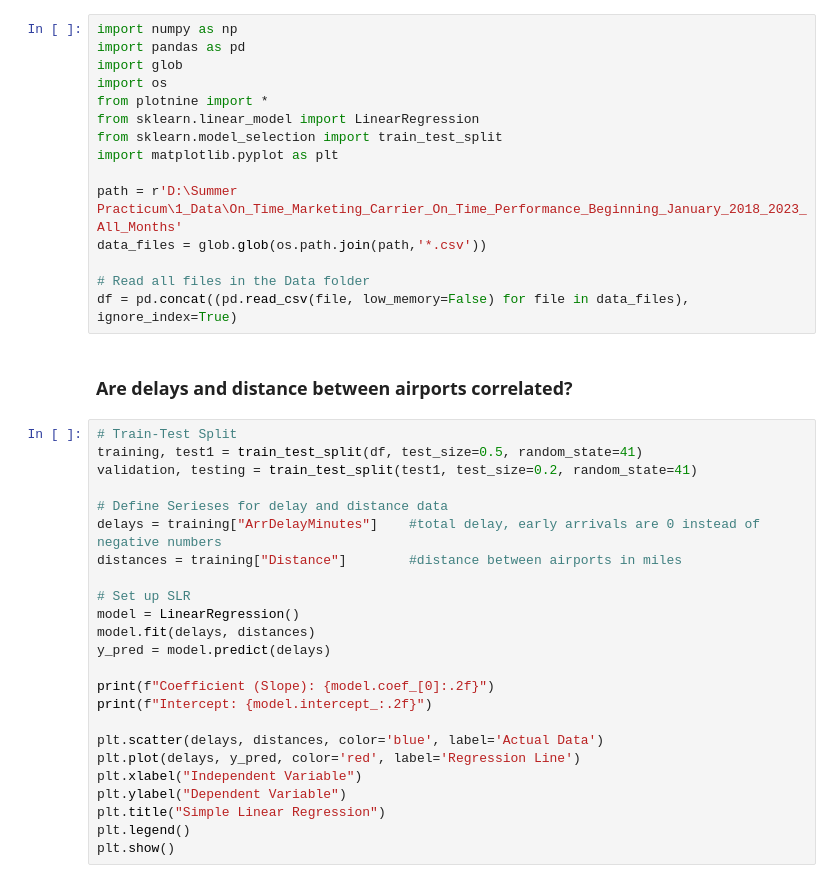
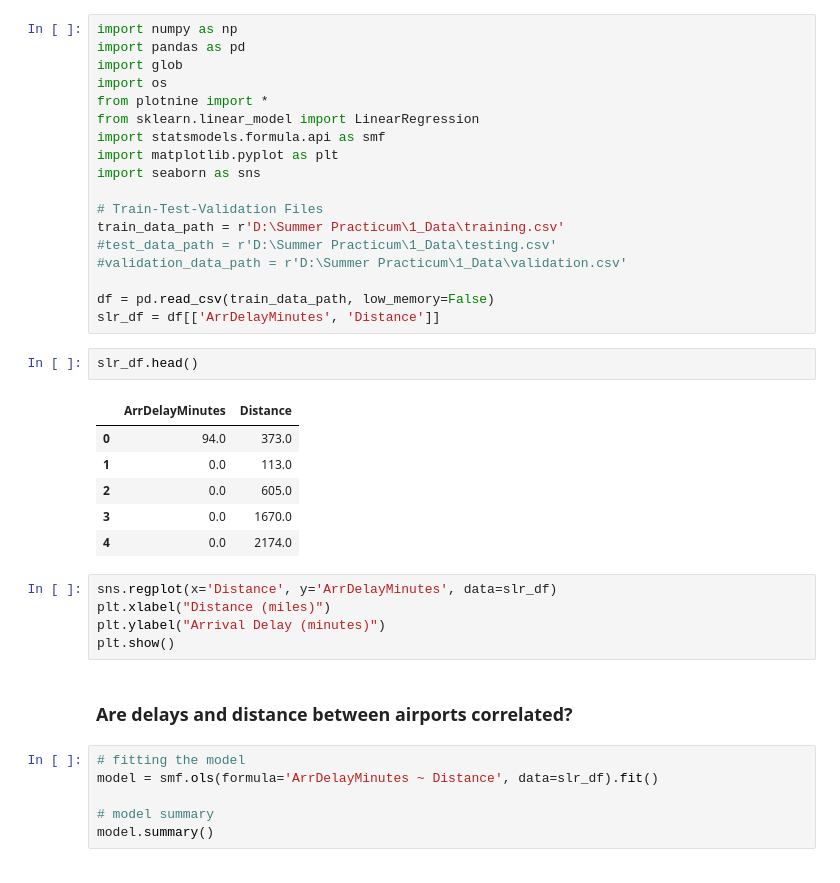
Before and after one commit to irene-zh/Summer-Practicum-25, a Jupyter notebook: 2_Code/linear_models_Yoav.ipynb, the cells around one changed output. Saved outputs shown, nothing was run; the diff lists cells and outputs as text.

```diff
--- a/2_Code/linear_models_Yoav.ipynb
+++ b/2_Code/linear_models_Yoav.ipynb
@@ -5,37 +5,36 @@ import glob
 import os
 from plotnine import *
 from sklearn.linear_model import LinearRegression
-from sklearn.model_selection import train_test_split
+import statsmodels.formula.api as smf
 import matplotlib.pyplot as plt
+import seaborn as sns
 
-path = r'D:\Summer Practicum\1_Data\On_Time_Marketing_Carrier_On_Time_Performance_Beginning_January_2018_2023_All_Months'
-data_files = glob.glob(os.path.join(path,'*.csv'))
+# Train-Test-Validation Files
+train_data_path = r'D:\Summer Practicum\1_Data\training.csv'
+#test_data_path = r'D:\Summer Practicum\1_Data\testing.csv'
+#validation_data_path = r'D:\Summer Practicum\1_Data\validation.csv'
 
-# Read all files in the Data folder
-df = pd.concat((pd.read_csv(file, low_memory=False) for file in data_files), ignore_index=True)
+df = pd.read_csv(train_data_path, low_memory=False)
+slr_df = df[['ArrDelayMinutes', 'Distance']]
+# %%
+slr_df.head()
+# %% [output]
+|  | ArrDelayMinutes | Distance |
+| 0 | 94.0 | 373.0 |
+| 1 | 0.0 | 113.0 |
+| 2 | 0.0 | 605.0 |
+| 3 | 0.0 | 1670.0 |
+| 4 | 0.0 | 2174.0 |
+# %%
+sns.regplot(x='Distance', y='ArrDelayMinutes', data=slr_df)
+plt.xlabel("Distance (miles)")
+plt.ylabel("Arrival Delay (minutes)")
+plt.show()
 # %% [markdown]
 ### Are delays and distance between airports correlated?
 # %%
-# Train-Test Split
-training, test1 = train_test_split(df, test_size=0.5, random_state=41)
-validation, testing = train_test_split(test1, test_size=0.2, random_state=41)
+# fitting the model
+model = smf.ols(formula='ArrDelayMinutes ~ Distance', data=slr_df).fit()
 
-# Define Serieses for delay and distance data
-delays = training["ArrDelayMinutes"]    #total delay, early arrivals are 0 instead of negative numbers
-distances = training["Distance"]        #distance between airports in miles
-
-# Set up SLR
-model = LinearRegression()
-model.fit(delays, distances)
-y_pred = model.predict(delays)
-
-print(f"Coefficient (Slope): {model.coef_[0]:.2f}")
-print(f"Intercept: {model.intercept_:.2f}")
-
-plt.scatter(delays, distances, color='blue', label='Actual Data')
-plt.plot(delays, y_pred, color='red', label='Regression Line')
-plt.xlabel("Independent Variable")
-plt.ylabel("Dependent Variable")
-plt.title("Simple Linear Regression")
-plt.legend()
-plt.show()
+# model summary
+model.summary()
```
Also changed, not shown: 18 other files.
